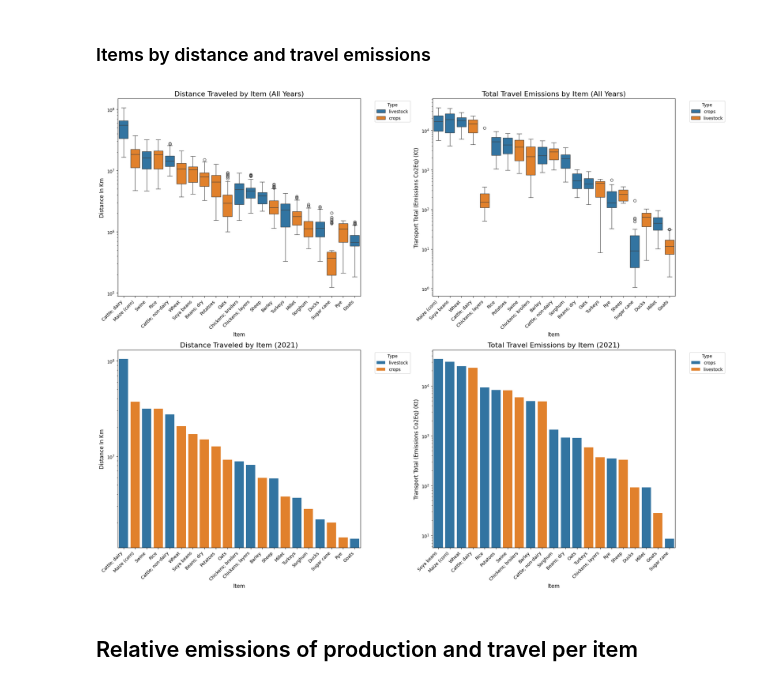
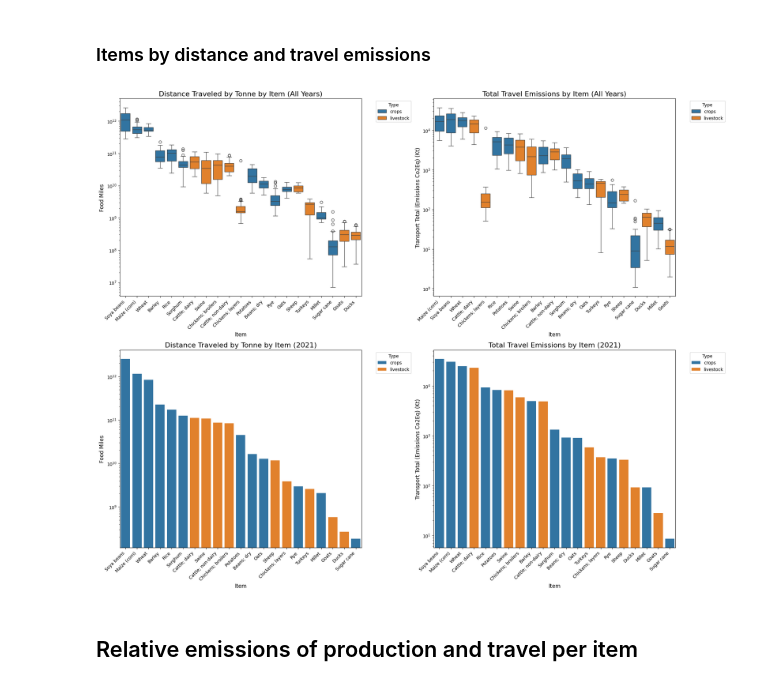
Before and after one commit to ezemriv/FAO-Food-CO2-Footprint, a Jupyter notebook: full_food_dataset_creation/01_add_trade_emissions_toWorld.ipynb, the cells around one changed output. Drawn from its saved outputs; the diff is of its cells as text; code cells hidden in the pictures.

```diff
--- a/full_food_dataset_creation/01_add_trade_emissions_toWorld.ipynb
+++ b/full_food_dataset_creation/01_add_trade_emissions_toWorld.ipynb
@@ -159,36 +159,36 @@ def create_boxplot(data, x, y, ax, title):
     ax.set_xlabel('Item', fontsize=12)
     ax.set_ylabel(y.replace('_', ' ').title(), fontsize=12)
     ax.set_yscale('log')
     ax.set_xticklabels(ax.get_xticklabels(), rotation=45, ha='right')
     ax.legend(title='Type', bbox_to_anchor=(1.05, 1), loc='upper left')
 
 def create_barplot(data, x, y, ax, title):
     df_sorted = data.sort_values(y, ascending=False)
     sns.barplot(x=x, y=y, data=df_sorted, ax=ax, hue='crops_or_livestock')
     ax.set_title(title, fontsize=16)
     ax.set_xlabel('Item', fontsize=12)
     ax.set_ylabel(y.replace('_', ' ').title(), fontsize=12)
     ax.set_yscale('log')
     ax.set_xticklabels(ax.get_xticklabels(), rotation=45, ha='right')
     ax.legend(title='Type', bbox_to_anchor=(1.05, 1), loc='upper left')
 
 # All years plots
-create_boxplot(world_food_emissions_comp, 'Item_emissions_table', 'distance_in_km', ax1, 'Distance Traveled by Item (All Years)')
+create_boxplot(world_food_emissions_comp, 'Item_emissions_table', 'food_miles', ax1, 'Distance Traveled by Tonne by Item (All Years)')
 create_boxplot(world_food_emissions_comp, 'Item_emissions_table', 'transport_TOTAL_(emissions_CO2eq)_(kt)', ax2, 'Total Travel Emissions by Item (All Years)')
 
 # 2021 data
 world_food_emissions_2021 = world_food_emissions_comp[world_food_emissions_comp['Year'] == 2021]
 
 # 2021 plots
-create_barplot(world_food_emissions_2021, 'Item_emissions_table', 'distance_in_km', ax3, 'Distance Traveled by Item (2021)')
+create_barplot(world_food_emissions_2021, 'Item_emissions_table', 'food_miles', ax3, 'Distance Traveled by Tonne by Item (2021)')
 create_barplot(world_food_emissions_2021, 'Item_emissions_table', 'transport_TOTAL_(emissions_CO2eq)_(kt)', ax4, 'Total Travel Emissions by Item (2021)')
 
 # Adjust layout and show plot
 plt.tight_layout()
 plt.savefig('../plots/items_travel_distance_emissions_2x2.png', dpi=300, bbox_inches='tight')
 plt.show()
 # %% [output]
-[figure, old version]
+[figure, new version]
 # %% [markdown]
 ## Relative emissions of production and travel per item
 # %%
```
Also changed, not shown: 7 other files.
